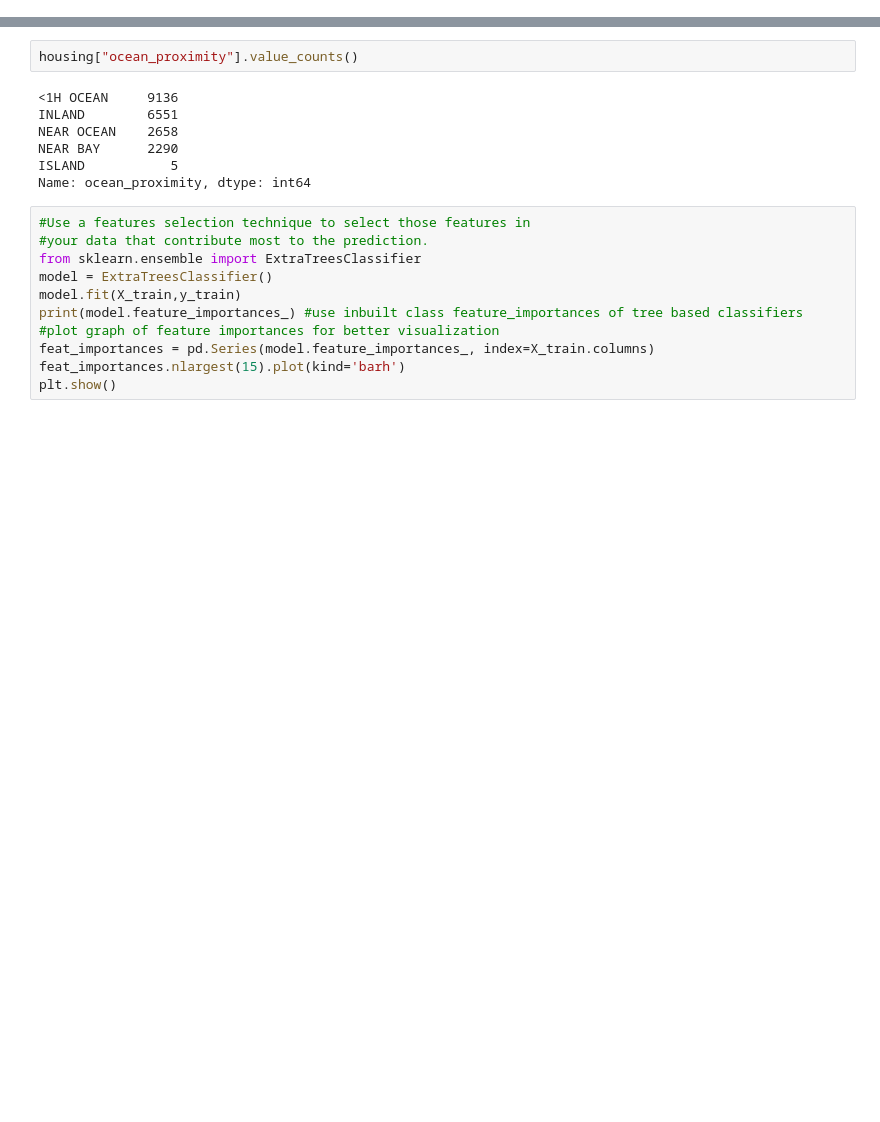
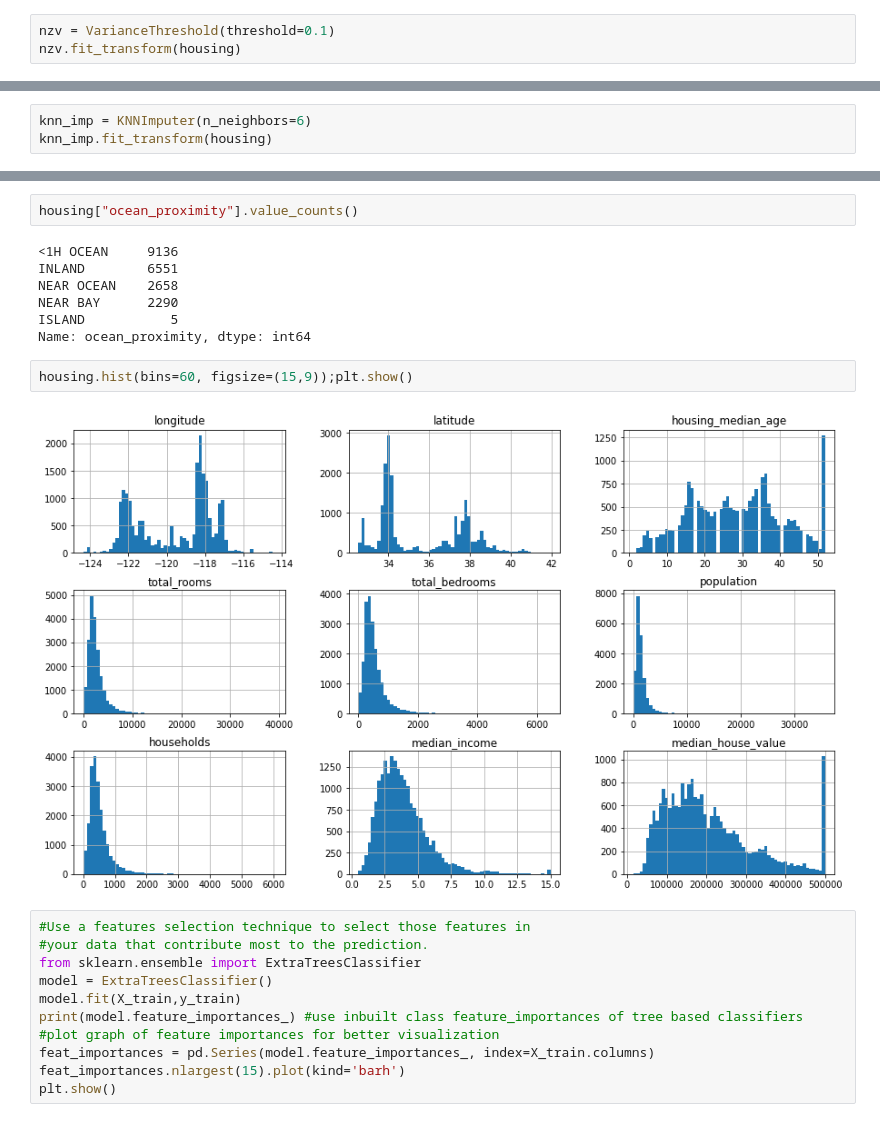
Before and after one commit to Abdulmalik-rebdi/California-housing, a Jupyter notebook: src/feature_engineering.ipynb, the cells around one changed output, grey strips where cells are left out. Saved outputs shown, nothing was run; the diff lists cells and outputs as text; blank space fills up the shorter version.

```diff
--- a/src/feature_engineering.ipynb
+++ b/src/feature_engineering.ipynb
@@ -37,0 +53,3 @@ housing.head()
+# %%
+nzv = VarianceThreshold(threshold=0.1)
+nzv.fit_transform(housing)
@@ -37,0 +74,3 @@ housing.head()
+# %%
+knn_imp = KNNImputer(n_neighbors=6)
+knn_imp.fit_transform(housing)
@@ -51,6 +109,10 @@ NEAR OCEAN    2658
 NEAR BAY      2290
 ISLAND           5
 Name: ocean_proximity, dtype: int64
+# %%
+housing.hist(bins=60, figsize=(15,9));plt.show()
+# %% [output]
+[figure, added]
 # %%
 #Use a features selection technique to select those features in
 #your data that contribute most to the prediction.
```
Also changed, not shown: parts of 8 cells of this notebook.
